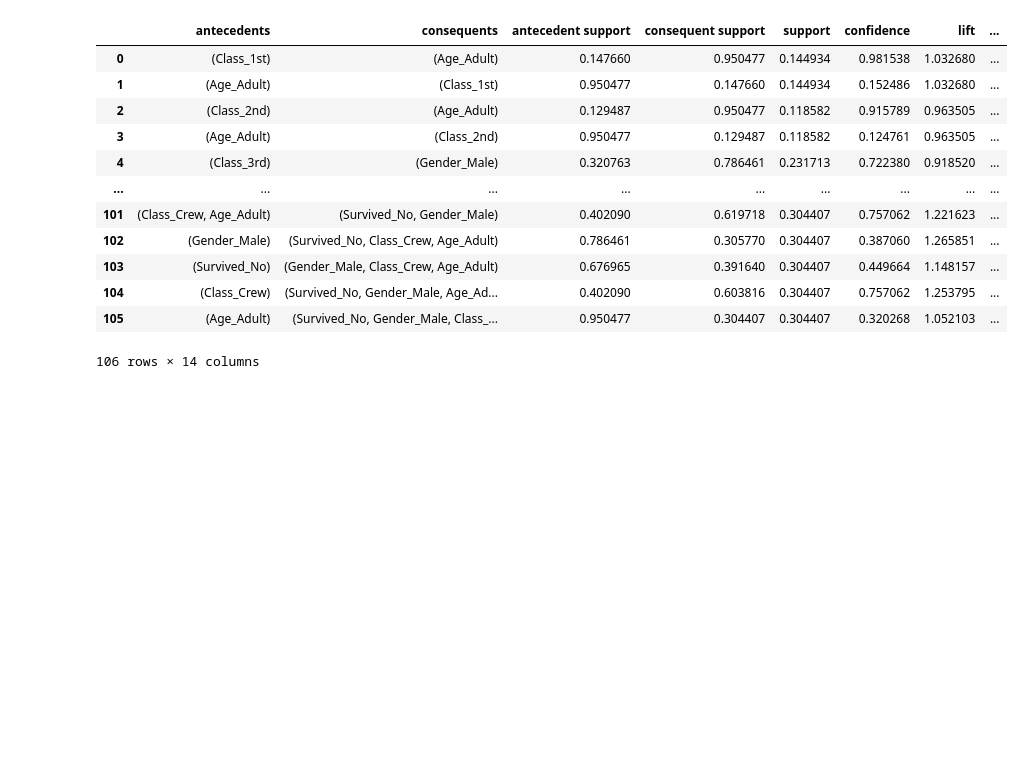
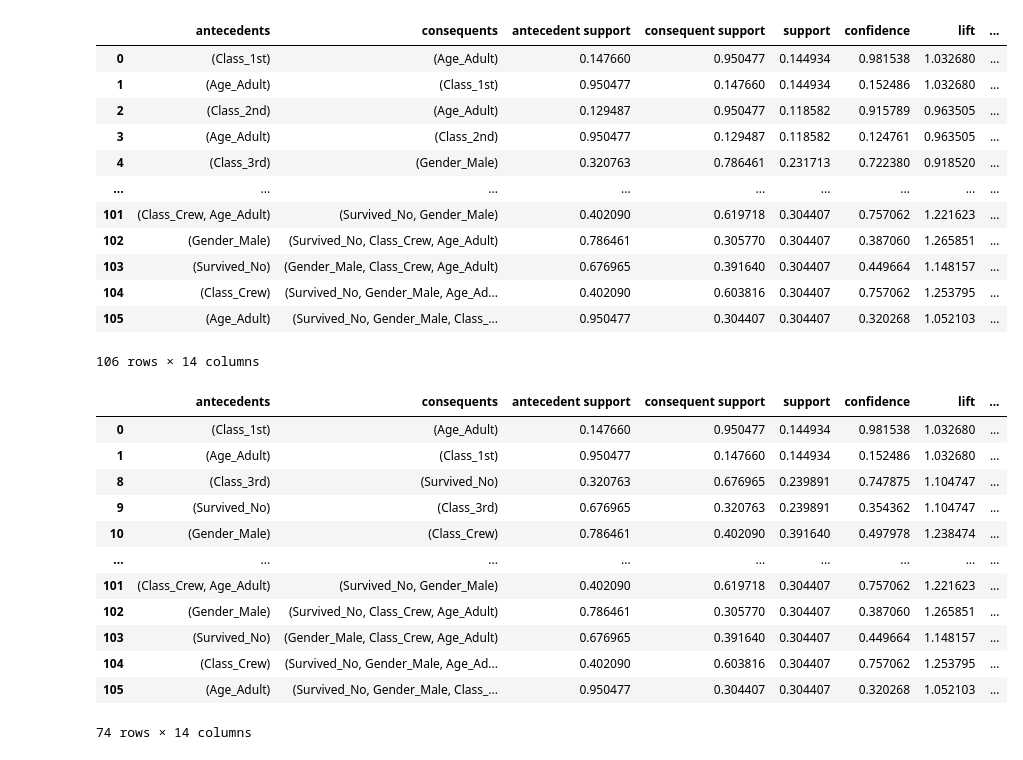
Before and after one commit to mrgoudsaab/Ranjithgoud, a Jupyter notebook: Association_Rules.ipynb, the cells around one changed output. Cells and saved outputs as stored; diff of their text form; code cells hidden in the pictures; blank space fills up the shorter version.

```diff
--- a/Association_Rules.ipynb
+++ b/Association_Rules.ipynb
@@ -63,3 +63,19 @@ rules
 | 104 | (Class_Crew) | (Survived_No, Gender_Male, Age_Ad... | 0.402090 | 0.603816 | 0.304407 | 0.757062 | 1.253795 | ... |
 | 105 | (Age_Adult) | (Survived_No, Gender_Male, Class_... | 0.950477 | 0.304407 | 0.304407 | 0.320268 | 1.052103 | ... |
 106 rows × 14 columns
+# %%
+rules[rules.lift>1]
+# %% [output]
+|  | antecedents | consequents | antecedent support | consequent support | support | confidence | lift | ... |
+| 0 | (Class_1st) | (Age_Adult) | 0.147660 | 0.950477 | 0.144934 | 0.981538 | 1.032680 | ... |
+| 1 | (Age_Adult) | (Class_1st) | 0.950477 | 0.147660 | 0.144934 | 0.152486 | 1.032680 | ... |
+| 8 | (Class_3rd) | (Survived_No) | 0.320763 | 0.676965 | 0.239891 | 0.747875 | 1.104747 | ... |
+| 9 | (Survived_No) | (Class_3rd) | 0.676965 | 0.320763 | 0.239891 | 0.354362 | 1.104747 | ... |
+| 10 | (Gender_Male) | (Class_Crew) | 0.786461 | 0.402090 | 0.391640 | 0.497978 | 1.238474 | ... |
+| ... | ... | ... | ... | ... | ... | ... | ... | ... |
+| 101 | (Class_Crew, Age_Adult) | (Survived_No, Gender_Male) | 0.402090 | 0.619718 | 0.304407 | 0.757062 | 1.221623 | ... |
+| 102 | (Gender_Male) | (Survived_No, Class_Crew, Age_Adult) | 0.786461 | 0.305770 | 0.304407 | 0.387060 | 1.265851 | ... |
+| 103 | (Survived_No) | (Gender_Male, Class_Crew, Age_Adult) | 0.676965 | 0.391640 | 0.304407 | 0.449664 | 1.148157 | ... |
+| 104 | (Class_Crew) | (Survived_No, Gender_Male, Age_Ad... | 0.402090 | 0.603816 | 0.304407 | 0.757062 | 1.253795 | ... |
+| 105 | (Age_Adult) | (Survived_No, Gender_Male, Class_... | 0.950477 | 0.304407 | 0.304407 | 0.320268 | 1.052103 | ... |
+74 rows × 14 columns
```
Also changed, not shown: parts of 1 cell of this notebook.
